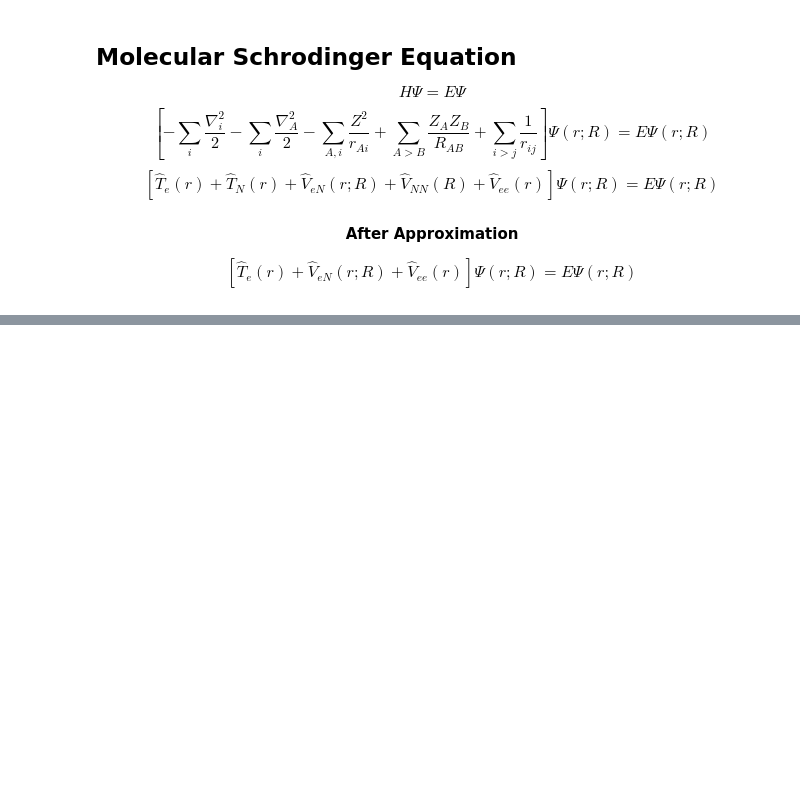
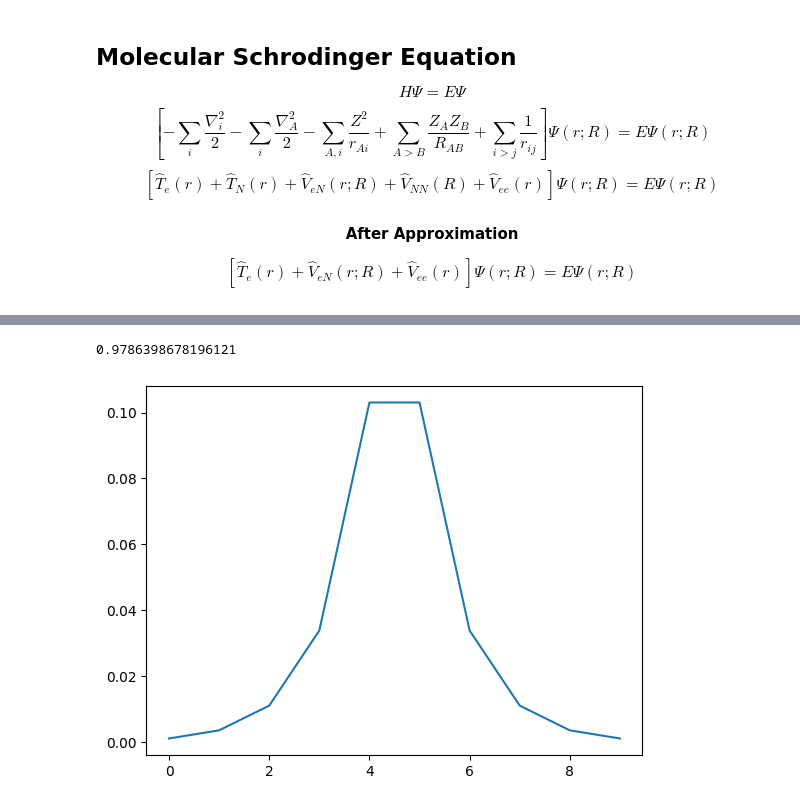
Before and after one commit to Satheeshsk369/Hatree-Fock, a Jupyter notebook: HatreePlot-Python.ipynb, the cells around one changed output, grey strips where cells are left out. Saved outputs shown, nothing was run; the diff lists cells and outputs as text; code cells hidden in the pictures; blank space fills up the shorter version.

```diff
--- a/HatreePlot-Python.ipynb
+++ b/HatreePlot-Python.ipynb
@@ -40,0 +150,4 @@ with sns.axes_style('darkgrid'):
+# %%
+erf(0.4)
+# %% [output]
+0.9786398678196121
@@ -40,0 +161,2 @@ with sns.axes_style('darkgrid'):
+# %%
+x = [0.0012100485105976614, 0.0036758028129802167, 0.011166103012878157, 0.03391962595325368, 0.10303872563970547, 0.10303872563970547, 0.033919625953253665, 0.011166103012878148, 0.0036758028129802154, 0.0012100485105976614]
@@ -40,0 +165,5 @@ with sns.axes_style('darkgrid'):
+# %%
+plt.plot(x)
+plt.show()
+# %% [output]
+[figure, added]
```
Also changed, not shown: parts of 17 cells of this notebook, 3 other files.
